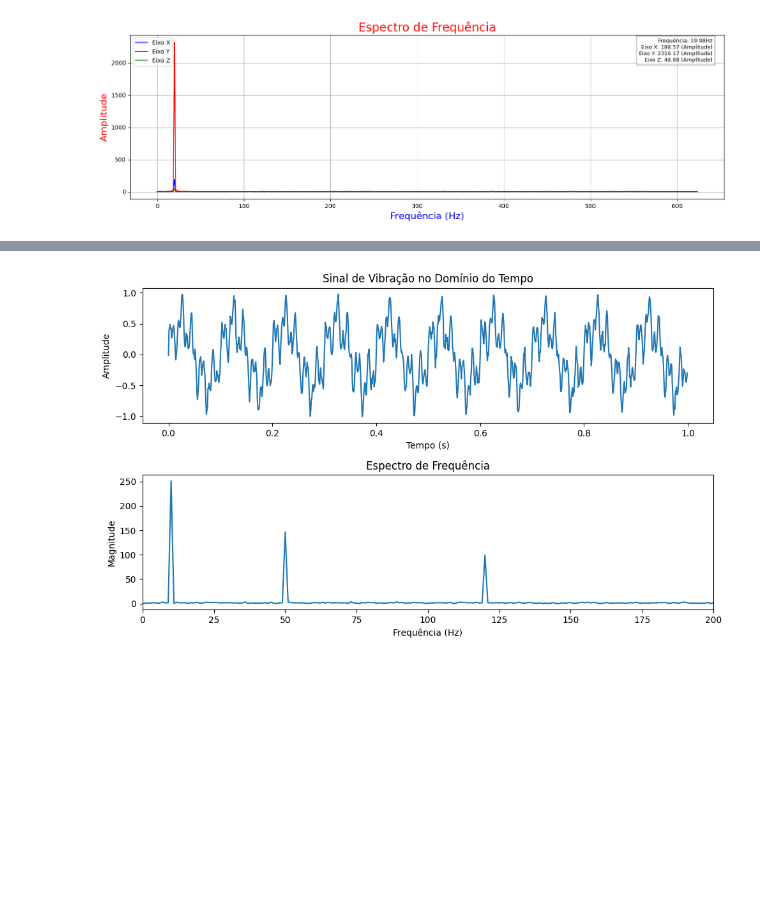
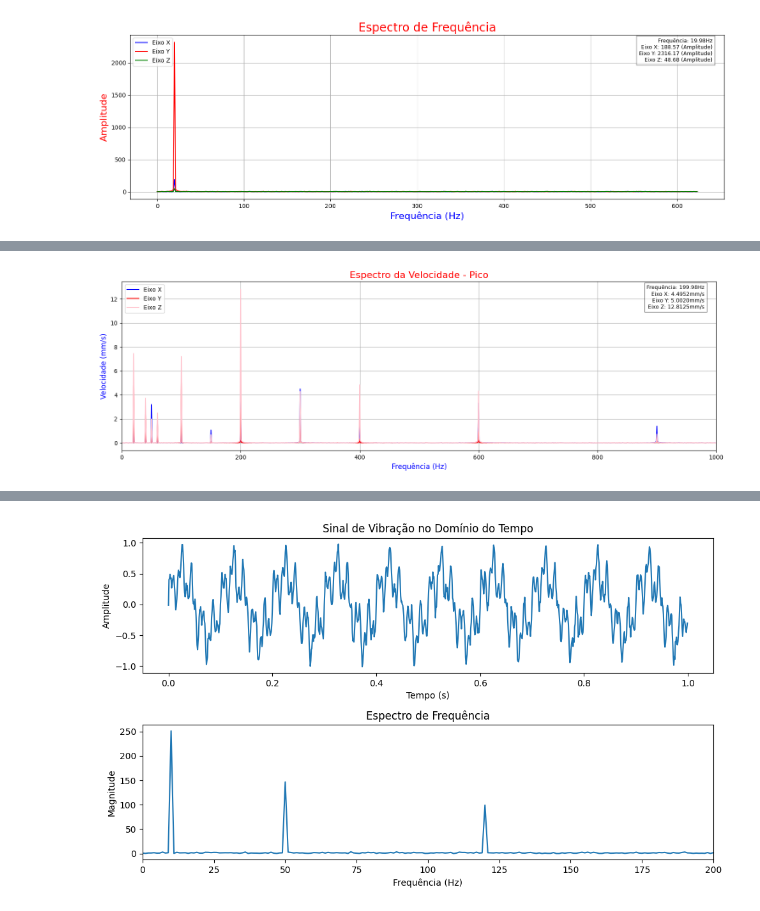
Before and after one commit to EddyGiusepe/Time_Series_ONE, a Jupyter notebook: Spectral_Analysis/spectral_Analysis.ipynb, the cells around one changed output, grey strips where cells are left out. Saved outputs shown, nothing was run; the diff lists cells and outputs as text; code cells hidden in the pictures; blank space fills up the shorter version.

Commit message:
Mais um exemplo de Domínio de Frequência

```diff
--- a/Spectral_Analysis/spectral_Analysis.ipynb
+++ b/Spectral_Analysis/spectral_Analysis.ipynb
@@ -156,0 +220,83 @@ plt.show()
+# %%
+import numpy as np
+import matplotlib.pyplot as plt
+
+# Semente aleatória para reprodutibilidade:
+np.random.seed(42)
+
+# Configuração dos parâmetros:
+tempo = np.linspace(0, 1, 10000)
+frequencias_fundamentais = [20, 50, 100, 200, 300] # Múltiplas frequências fundamentais
+
+# Para cada frequência fundamental, harmônicos são adicionados e
+# Amplitudes aleatórias são aplicadas para cada componente.
+
+# Função para gerar harmônicos:
+def gerar_sinal(freq, amplitude, num_harmonicos):
+    sinal = amplitude * np.sin(2 * np.pi * freq * tempo)
+    for i in range(2, num_harmonicos + 1):
+        sinal += (amplitude / i) * np.sin(2 * np.pi * i * freq * tempo)
+    return sinal
+
+# Geração dos sinais de vibração:
+x = np.zeros_like(tempo)
+y = np.zeros_like(tempo)
+z = np.zeros_like(tempo)
+
+for freq in frequencias_fundamentais:
+    x += gerar_sinal(freq, np.random.uniform(0.0001, 0.001), 3)
+    y += gerar_sinal(freq, np.random.uniform(0.0001, 0.001), 3)
+    z += gerar_sinal(freq, np.random.uniform(0.0001, 0.002), 3)
+
+# Ruído é adicionado para tornar o espectro mais realista:
+x += 0.00005 * np.random.randn(len(tempo))
+y += 0.00005 * np.random.randn(len(tempo))
+z += 0.00005 * np.random.randn(len(tempo))
+
+# Realizando a Transformada Rápida de Fourier (FFT):
+fft_x = np.fft.fft(x)
+fft_y = np.fft.fft(y)
+fft_z = np.fft.fft(z)
+
+# Frequências correspondentes:
+frequencias = np.fft.fftfreq(len(tempo), d=tempo[1] - tempo[0])
+
+# Tomando apenas a parte positiva das frequências e da FFT:
+frequencias_positivas = frequencias[:len(frequencias)//2]
+fft_x_pos = np.abs(fft_x[:len(fft_x)//2])
+fft_y_pos = np.abs(fft_y[:len(fft_y)//2])
+fft_z_pos = np.abs(fft_z[:len(fft_z)//2])
+
+# Criação do gráfico no domínio de frequência:
+plt.figure(figsize=(15, 5))
+plt.plot(frequencias_positivas, fft_x_pos, label='Eixo X', color='blue')
+plt.plot(frequencias_positivas, fft_y_pos, label='Eixo Y', color='red')
+plt.plot(frequencias_positivas, fft_z_pos, label='Eixo Z', color='pink')
+
+plt.title('Espectro da Velocidade - Pico', c="r", fontsize=16)
+plt.xlabel('Frequência (Hz)', c="b", fontsize=12)
+plt.ylabel('Velocidade (mm/s)', c="b", fontsize=12)
+plt.legend()
+plt.grid(True)
+
+# Encontrar o pico máximo:
+max_freq = frequencias_positivas[np.argmax(fft_x_pos + fft_y_pos + fft_z_pos)]
+max_x = np.max(fft_x_pos)
+max_y = np.max(fft_y_pos)
+max_z = np.max(fft_z_pos)
+
+# Adicionar informações no canto superior direito:
+plt.text(0.98, 0.98, f'Frequência: {max_freq:.2f}Hz\n'
+                     f'Eixo X: {max_x:.4f}mm/s\n'
+                     f'Eixo Y: {max_y:.4f}mm/s\n'
+                     f'Eixo Z: {max_z:.4f}mm/s',
+         verticalalignment='top', horizontalalignment='right',
+         transform=plt.gca().transAxes, fontsize=9, bbox=dict(facecolor='white', alpha=0.5))
+
+plt.xlim(0, 1000)  # Limitar o eixo x para melhor visualização
+#plt.ylim(0, 0.005)  # Ajustar o eixo y conforme necessário
+plt.tight_layout()
+#plt.savefig('espectro_da_velocidade.jpg')
+plt.show()
+# %% [output]
+[figure, added]
```
Also changed, not shown: parts of 4 cells of this notebook.
